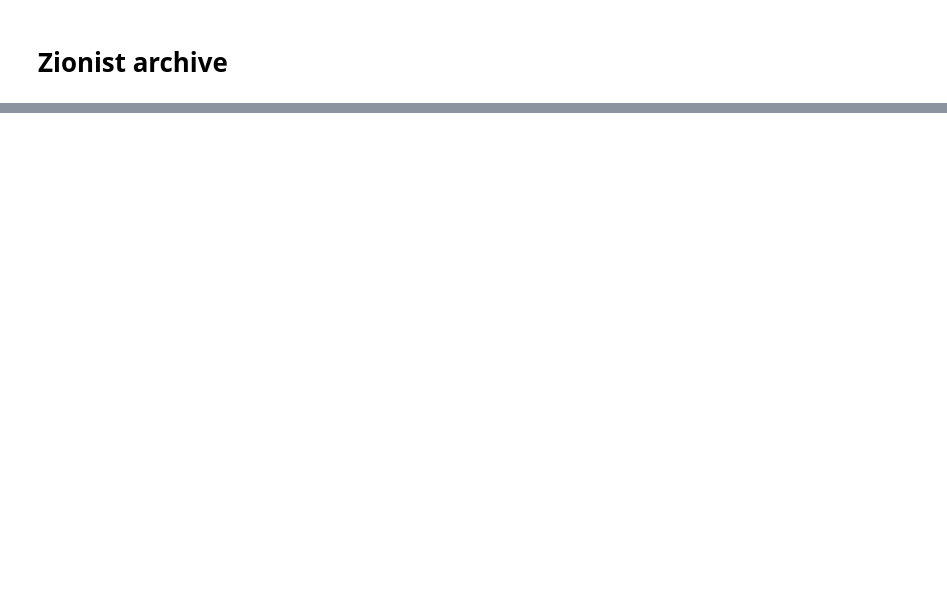
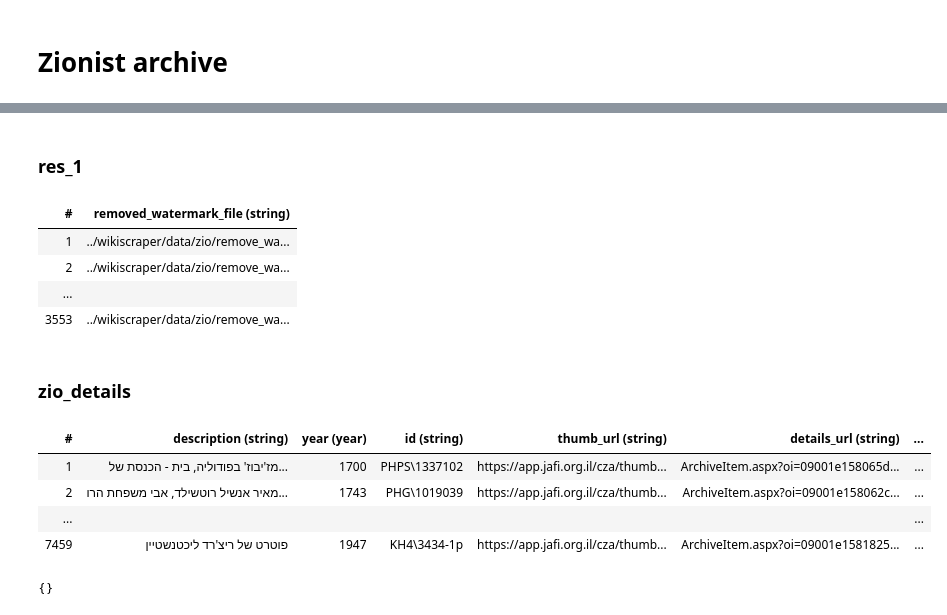
Before and after one commit to wmil-1946/wikiscraper, a Jupyter notebook: zio.ipynb, the cells around one changed output, grey strips where cells are left out. Cells and saved outputs as stored; diff of their text form; code cells hidden in the pictures; blank space fills up the shorter version.

Commit message:
upload a sample of zio images without watermark to commons

```diff
--- a/zio.ipynb
+++ b/zio.ipynb
@@ -60,0 +9,31 @@ data already exists, delete final-data/zio/details_removed_watermark/datapackage
+# %%
+from dataflows import Flow, load, printer
+from glob import glob
+
+# these sources are generated using the zio-* pipelines in the pipeline-spec.yaml
+
+SCRAPE_DETAILS_DATAPACKAGE_JSON = '../wikiscraper/final-data/zio/scrape_details/datapackage.json'
+REMOVED_WATERMARK_FILES_PATH = '../wikiscraper/data/zio/remove_watermark/files'
+
+def get_removed_watermark_files():
+    for f in glob(f'{REMOVED_WATERMARK_FILES_PATH}/*'):
+        yield {'removed_watermark_file': f}
+
+Flow(
+    get_removed_watermark_files(),
+    load(SCRAPE_DETAILS_DATAPACKAGE_JSON),
+    printer(tablefmt='html', num_rows=1)).process()[1]
+# %% [output]
+res_1
+| # | removed_watermark_file (string) |
+| 1 | ../wikiscraper/data/zio/remove_wa... |
+| 2 | ../wikiscraper/data/zio/remove_wa... |
+| ... |  |
+| 3553 | ../wikiscraper/data/zio/remove_wa... |
+zio_details
+| # | description (string) | year (year) | id (string) | thumb_url (string) | details_url (string) | ... |
+| 1 | מז'יבוז' בפודוליה, בית - הכנסת של... | 1700 | PHPS\1337102 | https://app.jafi.org.il/cza/thumb... | ArchiveItem.aspx?oi=09001e158065d... | ... |
+| 2 | מאיר אנשיל רוטשילד, אבי משפחת הרו... | 1743 | PHG\1019039 | https://app.jafi.org.il/cza/thumb... | ArchiveItem.aspx?oi=09001e158062c... | ... |
+| ... |  |  |  |  |  | ... |
+| 7459 | פוטרט של ריצ'רד ליכטנשטיין | 1947 | KH4\3434-1p | https://app.jafi.org.il/cza/thumb... | ArchiveItem.aspx?oi=09001e1581825... | ... |
+{}
```
Also changed, not shown: parts of 7 cells of this notebook, 3 other files.
